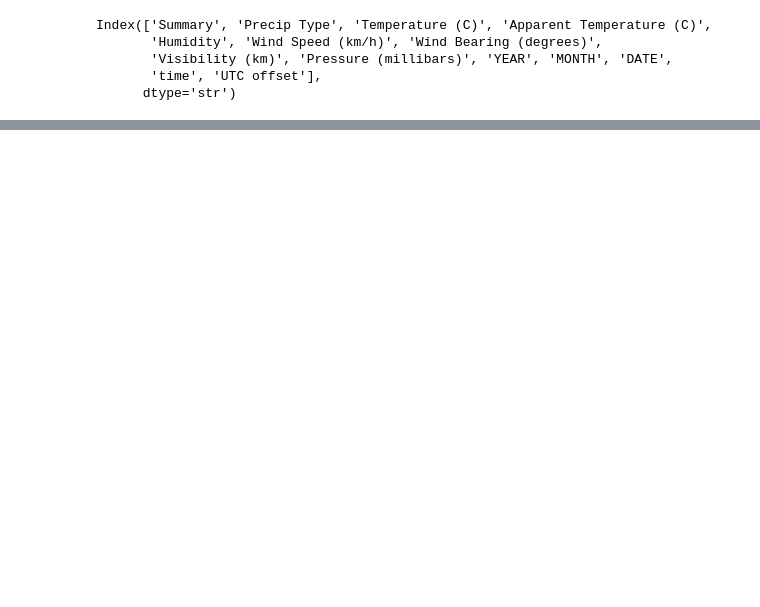
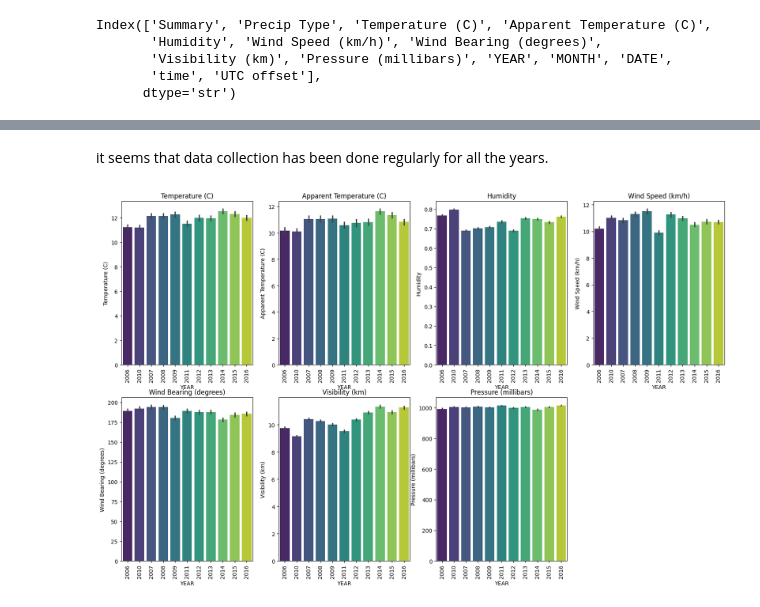
Before and after one commit to nomankhan0347893-web/mentorship-program-devsil, a Jupyter notebook: week_5_pro.ipynb, the cells around one changed output, grey strips where cells are left out. Drawn from its saved outputs; the diff is of its cells as text; code cells hidden in the pictures; blank space fills up the shorter version.

```diff
--- a/week_5_pro.ipynb
+++ b/week_5_pro.ipynb
@@ -738,0 +930,16 @@ Index(['Summary', 'Precip Type', 'Temperature (C)', 'Apparent Temperature (C)',
+# %% [markdown]
+it seems that data collection has been done regularly for all the years.
+# %%
+#plots YEAR VS NUMERICAL DATA
+plt.figure(figsize=(20,12))
+re=1
+for i in df_num_new.columns:
+    plt.subplot(2,4,re)
+    sns.barplot(x=df['YEAR'], y=df_num_new[i],palette='viridis')
+    re+=1
+    plt.title(i)
+    plt.xticks(rotation=90)
+
+plt.show()
+# %% [output]
+[figure, added]
```
Also changed, not shown: parts of 52 cells of this notebook.
